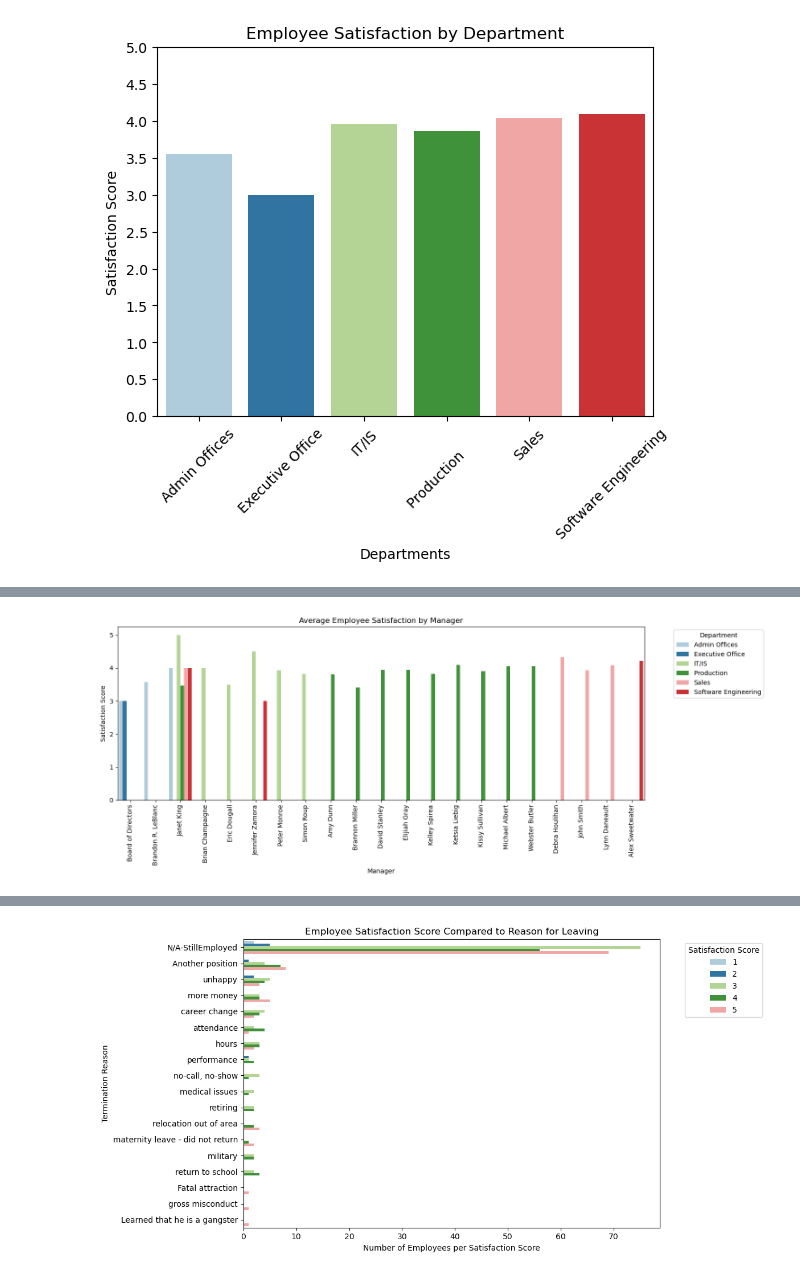
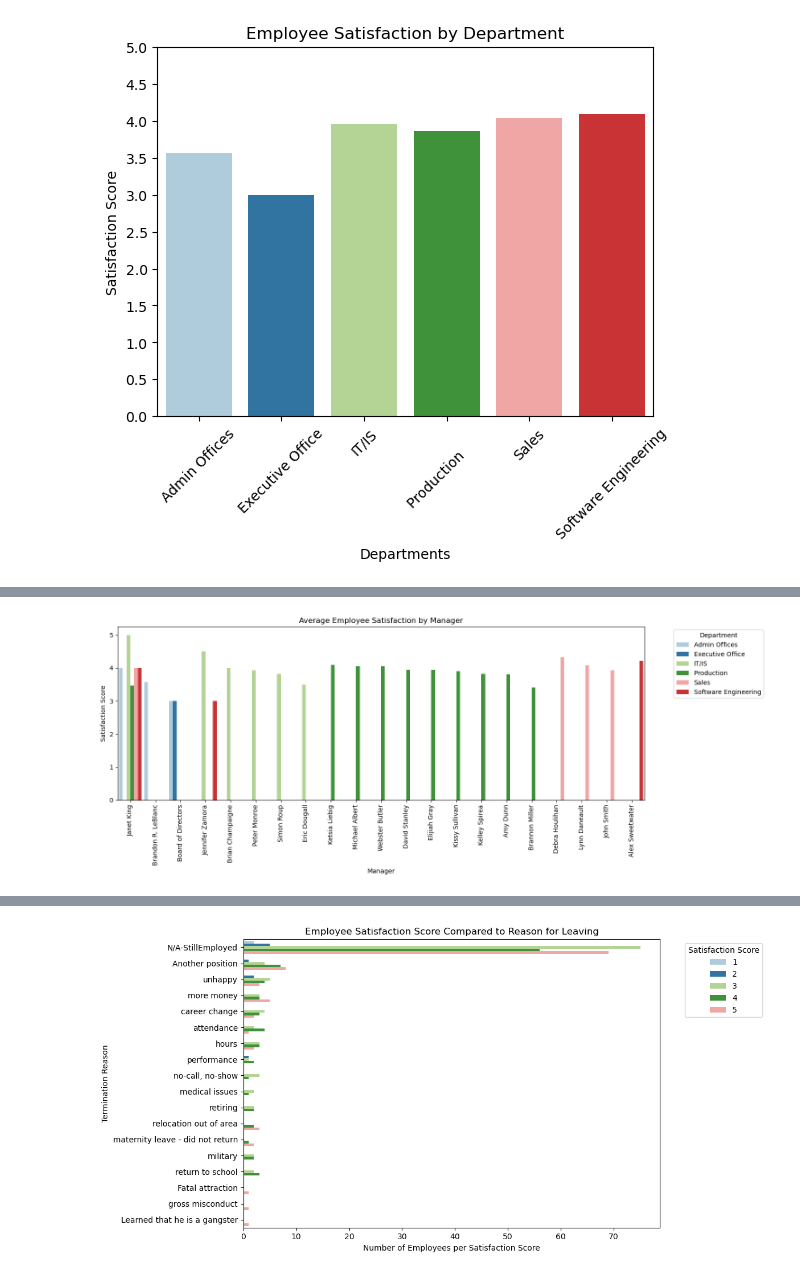
Before and after one commit to akisharbnsn/CohortB_Career_Analysis, a Jupyter notebook: notebook/alyssac_eda.ipynb, the cells around one changed output, grey strips where cells are left out. Cells and saved outputs as stored; diff of their text form; code cells hidden in the pictures.

```diff
--- a/notebook/alyssac_eda.ipynb
+++ b/notebook/alyssac_eda.ipynb
@@ -161,7 +122,8 @@ Passing `palette` without assigning `hue` is deprecated and will be removed in v
 [figure]
 # %%
 #Grouped employee satisfaction scores by Department and manager name. Calculated multiple aggregations
-manager_avg = satisfaction.groupby(['Department','ManagerName']).agg({'EmpSatisfaction' : ['mean', 'count']}).round(2)
+manager_avg = satisfaction.groupby(['Department','ManagerName']).agg({'EmpSatisfaction' : ['mean', 'max', 'count','sum']}).round(2)
 manager_avg = manager_avg.sort_values(by=['Department', ('EmpSatisfaction', 'mean')], ascending=[True, False])
+manager_avg.columns = ["Man_EmpSatisf_mean", "Man_EmpSatisf_max", "Man_EmpSatisf_count", "Man_EmpSatisf_sum"]
 manager_avg
 # %% [output]
@@ -187,18 +148,15 @@ manager_avg
-# %%
-#Modifed the column name for the manager_avg variable
-manager_avg.columns = ["EmploySatisfaction_mean"]
 # %%
 #Plot visualization for average employee satisfaction score by manager in every department
 plt.figure(figsize=(15, 6))
-sns.barplot(data= manager_avg, x= "ManagerName", y= "EmploySatisfaction_mean", hue="Department", width= 0.9, palette="Paired")
+sns.barplot(data= manager_avg, x= "ManagerName", y= "Man_EmpSatisf_mean", hue="Department", width= 0.9, palette="Paired")
 plt.title('Average Employee Satisfaction by Manager')
 plt.xlabel('Manager')
 plt.ylabel('Satisfaction Score')
 plt.xticks(rotation=90)
 plt.legend(title='Department', bbox_to_anchor=(1.05, 1))
 plt.tight_layout()
 plt.show()
 # %% [output]
-[figure, old version]
+[figure, new version]
 # %%
 #Grouped Termination Reason and Employee Satisfaction and counted the number of scores for each reason
```
Also changed, not shown: parts of 6 cells of this notebook.
